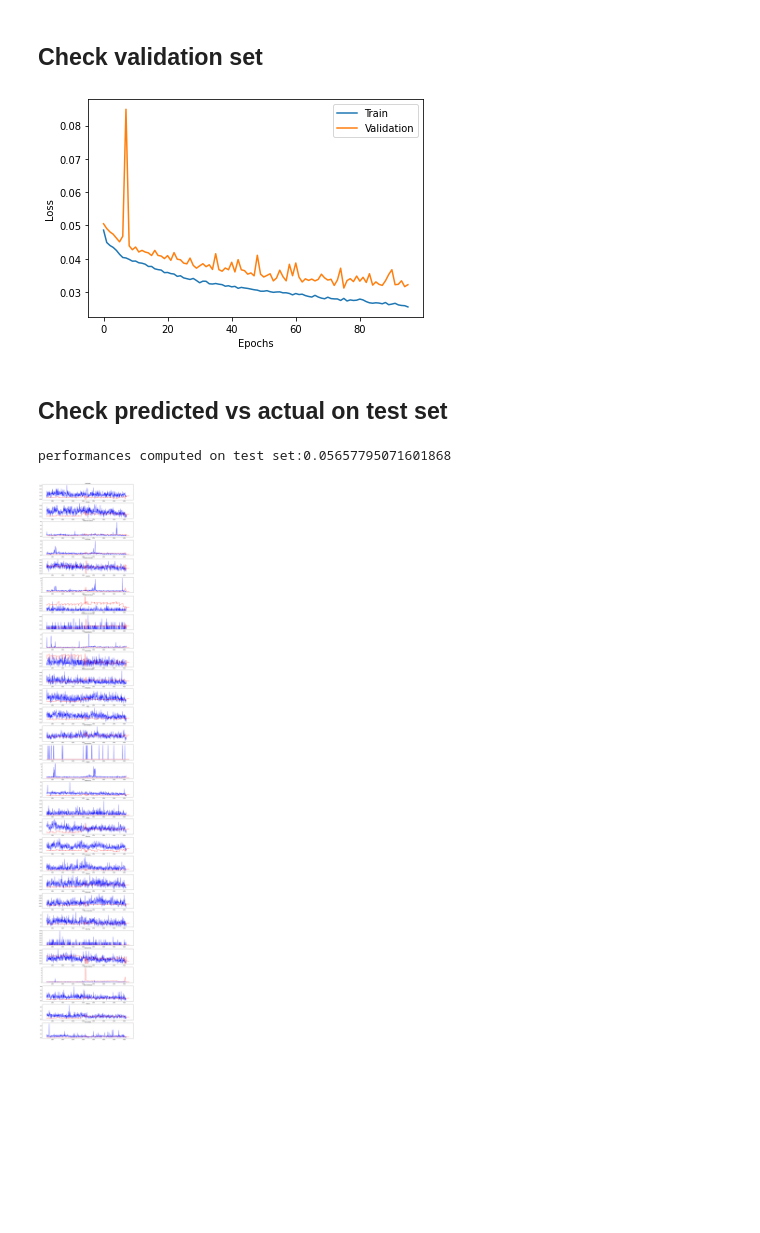
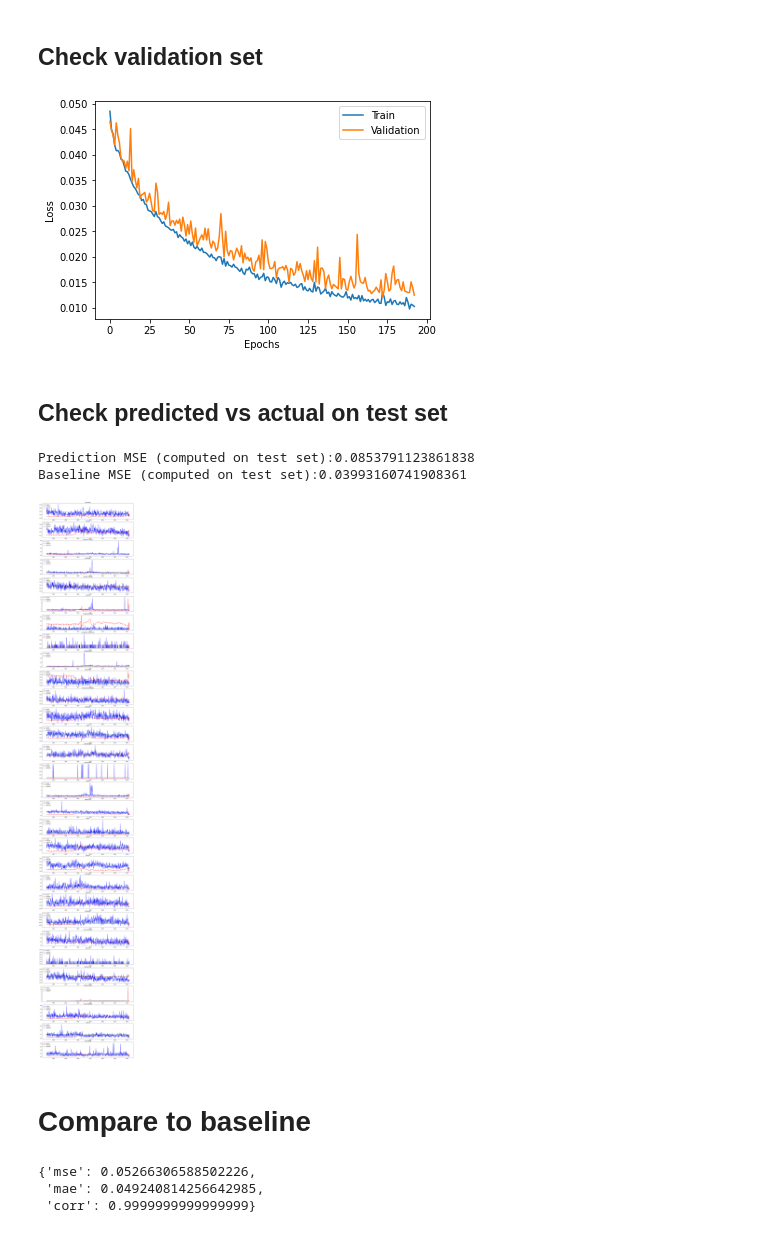
Before and after one commit to black-dalia/event-forecast-rio, a Jupyter notebook: DP_model_testing.ipynb, the cells around one changed output. Saved outputs shown, nothing was run; the diff lists cells and outputs as text; code cells hidden in the pictures; blank space fills up the shorter version.

Commit message:
latest update to run and check RNN pred

```diff
--- a/DP_model_testing.ipynb
+++ b/DP_model_testing.ipynb
@@ -14,8 +26,8 @@ data = preproc_RNN_LSTM.get_baseline_data("raw_data/preproc_data_rate.csv")
 # Set parameters
 # %%
 n_sequences=4000
-length=60
-prediction_horizon = 31
+length=150
+prediction_horizon = 20
 # %% [markdown]
 # Modelling
 # %% [markdown]
@@ -23,2 +35,2 @@ prediction_horizon = 31
 # %%
-X_train, y_train, X_test, y_test = preproc_RNN_LSTM.get_train_test(data,n_sequences,length)
+X_train, y_train, X_test, y_test = preproc_RNN_LSTM.get_train_test(data,n_sequences,length, prediction_horizon)
@@ -25,2 +39,15 @@ X_train, y_train, X_test, y_test = preproc_RNN_LSTM.get_train_test(data,n_sequen
 # %%
-model1 = preproc_RNN_LSTM.model(n_sequences, length-prediction_horizon, 30, prediction_horizon)
+#model1 = preproc_RNN_LSTM.model(n_sequences, length-prediction_horizon, 30, prediction_horizon)
+
+model1 = models.Sequential()
+model1.add(layers.LSTM(128, return_sequences=False, activation="tanh", \
+    input_shape = (length-prediction_horizon, 30)))
+model1.add(layers.RepeatVector(prediction_horizon))
+#model.add(Dropout(0.4))
+model1.add(layers.LSTM(40, return_sequences=True, activation="tanh"))
+# added
+#model.add(BatchNormalization())
+#model.add(Dropout(0.4))
+model1.add(layers.TimeDistributed(layers.Dense(30,"relu")))
+model1.compile(loss="mse",
+            optimizer="rmsprop")
@@ -31,6 +54,13 @@ model1
 # %% [markdown]
 ## train model
 # %%
-preproc_RNN_LSTM.fit_model(X_train, y_train, model1)
+#preproc_RNN_LSTM.fit_model(X_train, y_train, model1)
+es = EarlyStopping(monitor='val_loss', verbose=1, patience=20, restore_best_weights=True)
+hist = model1.fit(X_train, y_train,
+                 callbacks=[es],
+                 epochs = 2000,
+                 validation_split =0.3,
+                 batch_size=16
+                )
 # %% [output]
 Epoch 1/2000
@@ -56,18 +85,21 @@ Epoch 00096: early stopping
 # %% [markdown]
 ## Check validation set
 # %%
-plt.plot(model1.history.history['loss'])
-plt.plot(model1.history.history['val_loss'])
+plt.plot(hist.history['loss'])
+plt.plot(hist.history['val_loss'])
 plt.xlabel("Epochs")
 plt.ylabel("Loss")
 plt.legend(['Train', 'Validation'])
 plt.show()
 # %% [output]
-[figure, old version]
+[figure, new version]
 # %% [markdown]
 ## Check predicted vs actual on test set
 # %%
-y_pred_df = plot_evaluate_models.compute_plot_pred_multi(data,model1,n_sequences,length)
+y_pred_df = plot_evaluate_models.compute_plot_pred_multi(data,hist.model,length, prediction_horizon)
 # %% [output]
-performances computed on test set:0.05657795071601868
+Prediction MSE (computed on test set):0.0853791123861838
+Baseline MSE (computed on test set):0.03993160741908361
-[figure, old version]
+[figure, new version]
+# %% [markdown]
+# Compare to baseline
@@ -73,0 +110,6 @@ performances computed on test set:0.05657795071601868
+# %%
+forecast_accuracy(actual,baseline)
+# %% [output]
+{'mse': 0.05266306588502226,
+ 'mae': 0.049240814256642985,
+ 'corr': 0.9999999999999999}
```
Also changed, not shown: parts of 13 cells of this notebook, 6 other files.
